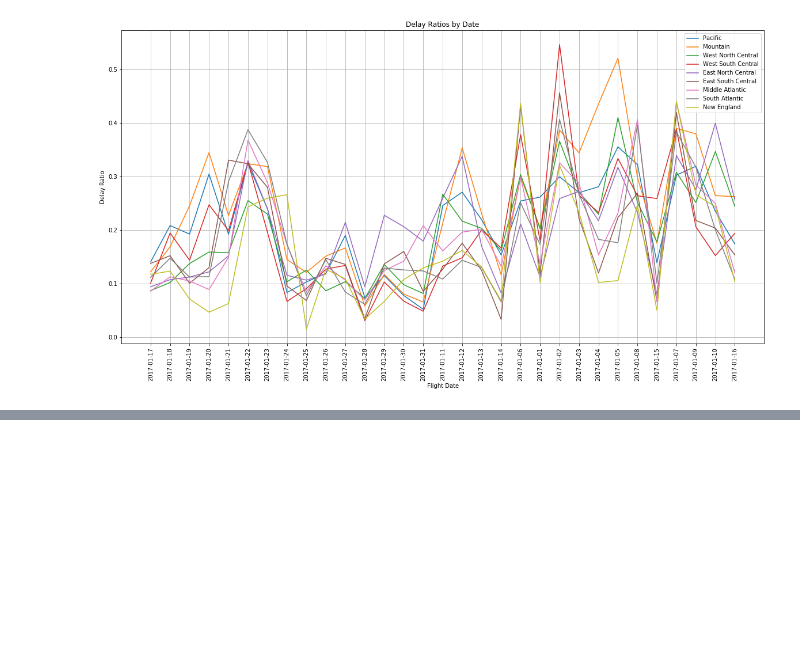
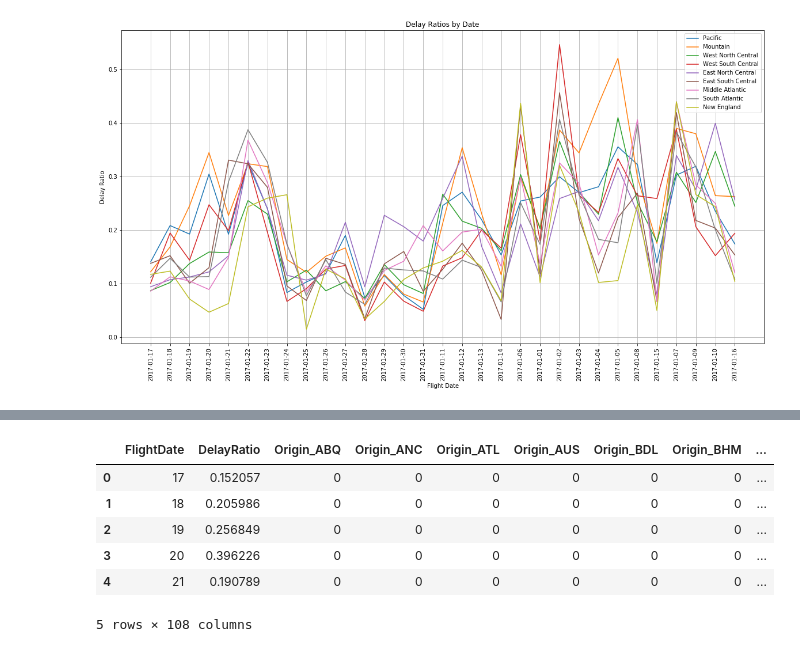
Before and after one commit to kalenwillits/CapstoneTwo, a Jupyter notebook: exploratory_data_analysis.ipynb, the cells around one changed output, grey strips where cells are left out. Saved outputs shown, nothing was run; the diff lists cells and outputs as text; code cells hidden in the pictures; blank space fills up the shorter version.

```diff
--- a/exploratory_data_analysis.ipynb
+++ b/exploratory_data_analysis.ipynb
@@ -382,0 +425,10 @@ plt.savefig('figures/DelayRatios_all_regions.png')
+# %%
+df_oh.head()
+# %% [output]
+|  | FlightDate | DelayRatio | Origin_ABQ | Origin_ANC | Origin_ATL | Origin_AUS | Origin_BDL | Origin_BHM | ... |
+| 0 | 17 | 0.152057 | 0 | 0 | 0 | 0 | 0 | 0 | ... |
+| 1 | 18 | 0.205986 | 0 | 0 | 0 | 0 | 0 | 0 | ... |
+| 2 | 19 | 0.256849 | 0 | 0 | 0 | 0 | 0 | 0 | ... |
+| 3 | 20 | 0.396226 | 0 | 0 | 0 | 0 | 0 | 0 | ... |
+| 4 | 21 | 0.190789 | 0 | 0 | 0 | 0 | 0 | 0 | ... |
+5 rows × 108 columns
```
Also changed, not shown: parts of 21 cells of this notebook, 2 other files.
